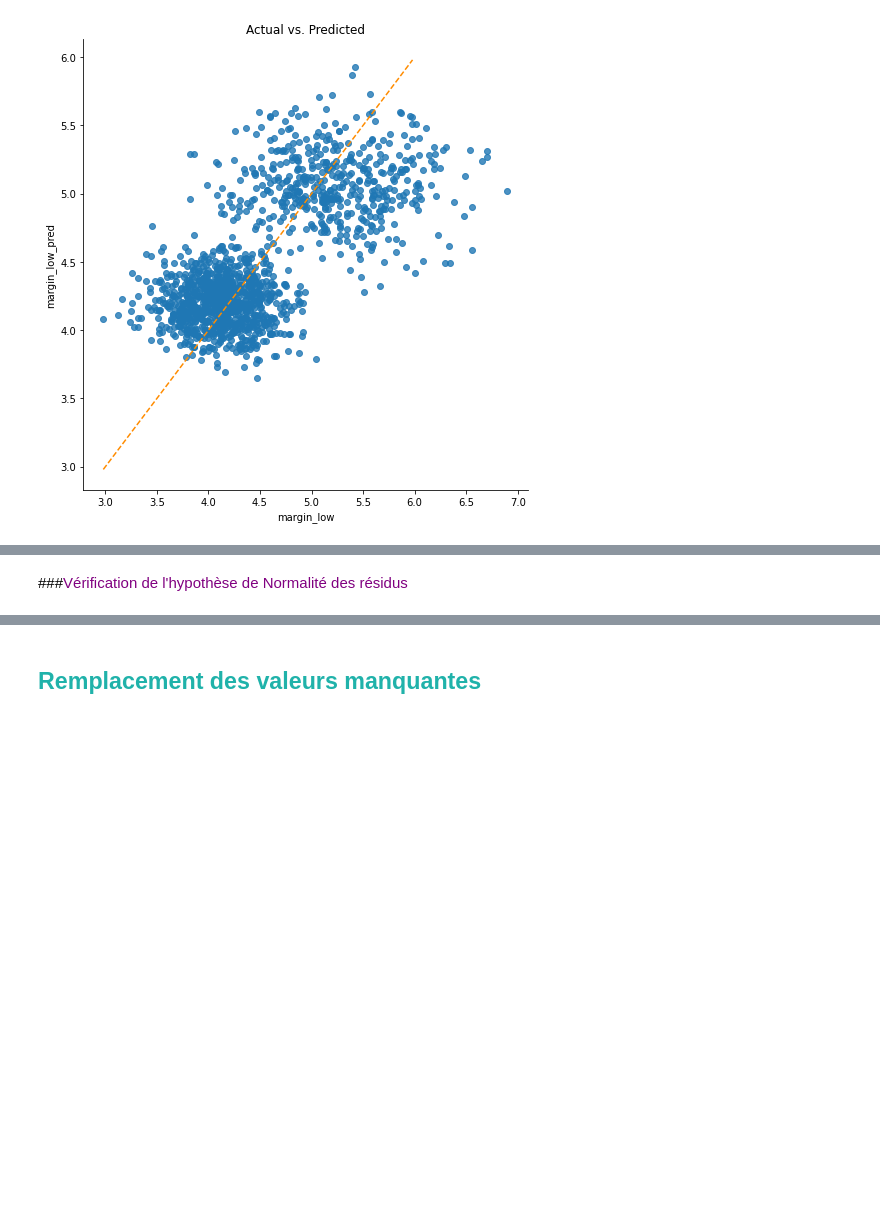
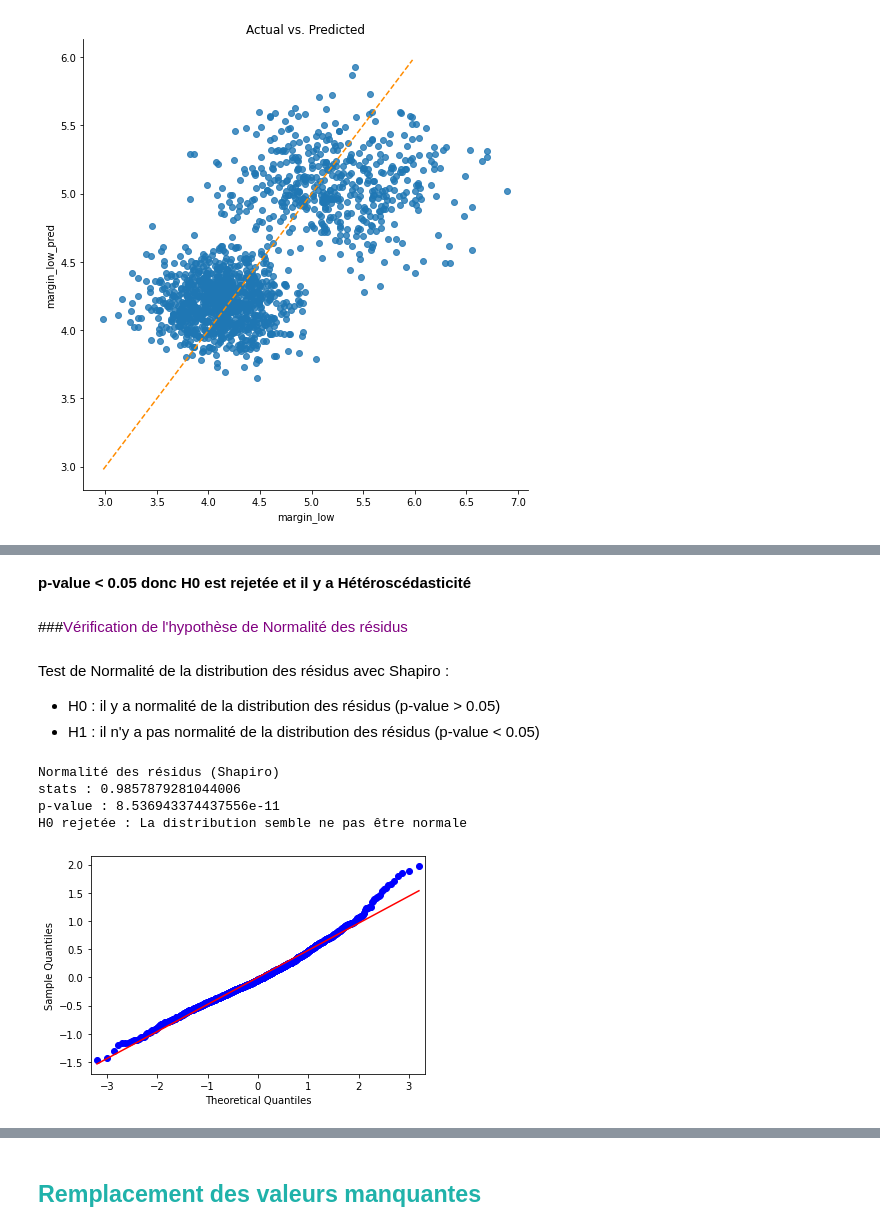
Before and after one commit to Randasabag/Detectez-des-faux-billets-avec-R-ou-Python, a Jupyter notebook: P10.ipynb, the cells around one changed output, grey strips where cells are left out. Cells and saved outputs as stored; diff of their text form; code cells hidden in the pictures; blank space fills up the shorter version.

```diff
--- a/P10.ipynb
+++ b/P10.ipynb
@@ -435,3 +518,31 @@ Vérification avec un nuage de points de la valeur réelle par rapport à la pr
+# %% [markdown]
+**p-value < 0.05 donc H0 est rejetée et il y a Hétéroscédasticité**
 # %% [markdown]
 ###<font color='purple'>Vérification de l'hypothèse de Normalité des résidus</font>
+# %% [markdown]
+Test de Normalité de la distribution des résidus avec Shapiro :
+
+
+*   H0 : il y a normalité de la distribution des résidus (p-value > 0.05)
+*   H1 : il n'y a pas normalité de la distribution des résidus (p-value < 0.05)
+# %%
+#Test de normalité le plus robuste : Test de Shapiro sur les résidus
+from statsmodels.graphics.gofplots import qqplot
+print('Normalité des résidus (Shapiro)')
+print ('stats :', st.shapiro(resultats.resid)[0],
+    '\np-value :', st.shapiro(resultats.resid)[1])
+if st.shapiro(resultats.resid)[1] > 0.05:
+    print('H0 acceptée : La distribution semble être normale')
+else:
+    print('H0 rejetée : La distribution semble ne pas être normale')
+print('\n')
+qqplot(resultats.resid, line='s')
+plt.savefig("age_categ_shapiro.png")
+plt.show()
+# %% [output]
+Normalité des résidus (Shapiro)
+stats : 0.9857879281044006
+p-value : 8.536943374437556e-11
+H0 rejetée : La distribution semble ne pas être normale
+[figure, added]
 # %%
```
Also changed, not shown: parts of 31 cells of this notebook.
